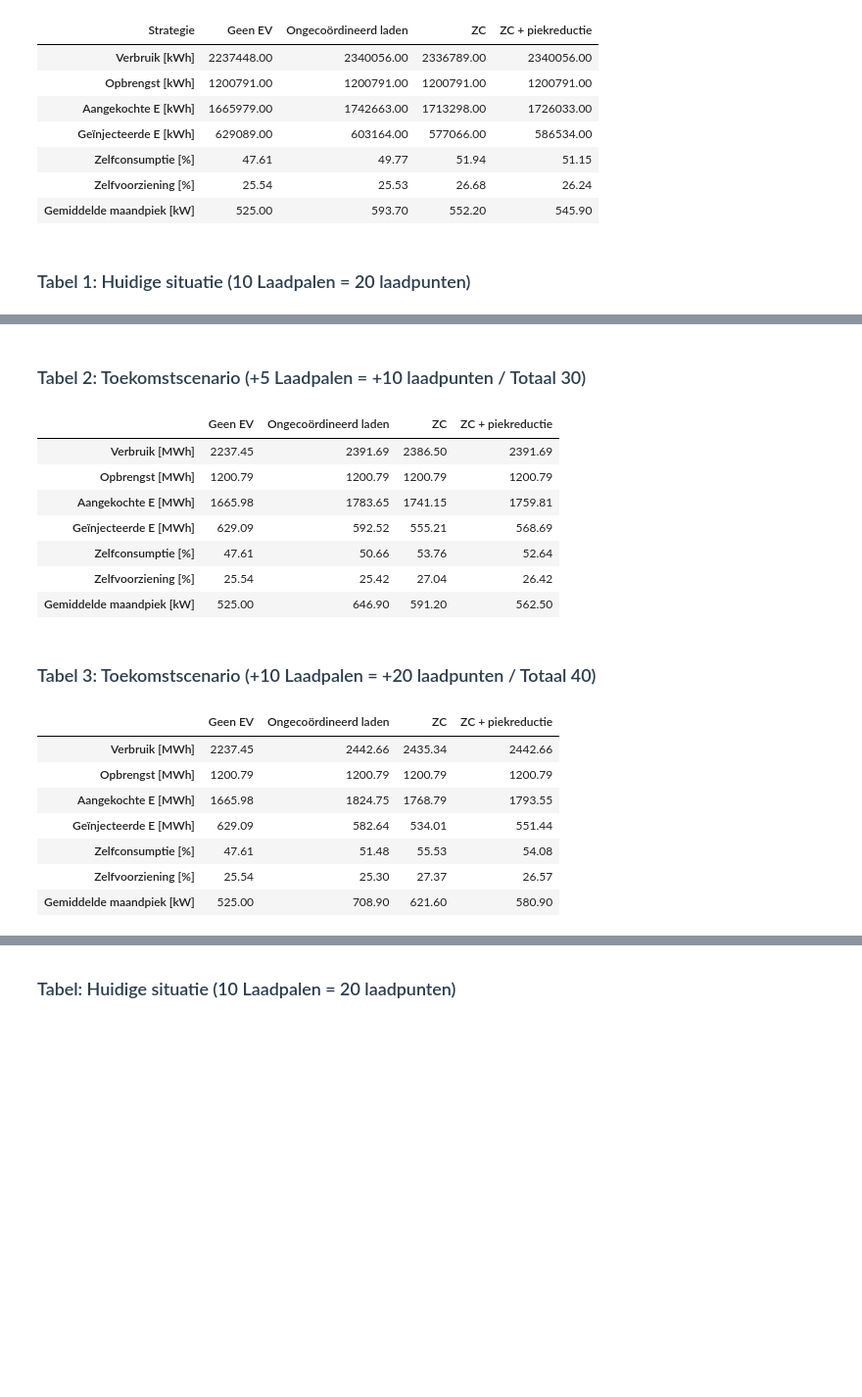
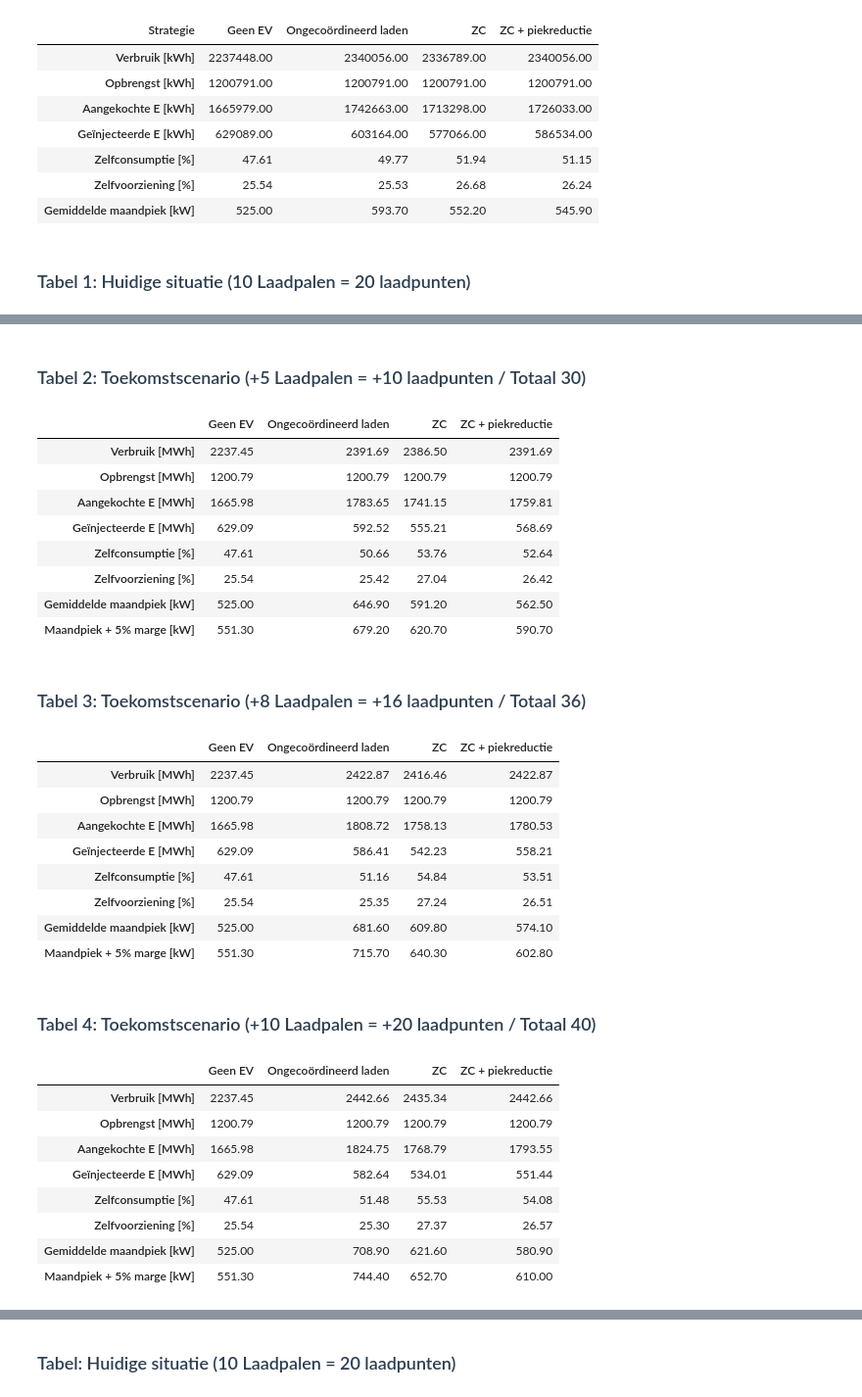
Before and after one commit to EsSahiliIlias/EnergieAnalyse, a Jupyter notebook: EV/strategie_analyse.ipynb, the cells around one changed output, grey strips where cells are left out. Shown at 98% size. Cells and saved outputs as stored; diff of their text form; code cells hidden in the pictures; blank space fills up the shorter version.

```diff
--- a/EV/strategie_analyse.ipynb
+++ b/EV/strategie_analyse.ipynb
@@ -889,7 +919,7 @@ from IPython.display import display, HTML
 TIJDSTAP_H = 1.0
 
 # ============================================================
-# KPI FUNCTIE (Omgezet naar MWh met 2 decimalen)
+# KPI FUNCTIE (Inclusief Gemiddelde Maandpiek & 5% Marge)
 # ============================================================
 def bereken_kpi_excel_format(df, s_label, s_laad, s_net):
     # Baseert verbruik op Gebouw + EV (indien aanwezig)
@@ -915,9 +945,12 @@ def bereken_kpi_excel_format(df, s_label, s_laad, s_net):
     zc_pct = 100 * (E_opbrengst - E_geinjecteerd) / E_opbrengst if E_opbrengst > 0 else 0
     zv_pct = 100 * (E_verbruik - E_aangekocht) / E_verbruik if E_verbruik > 0 else 0
 
-    # 4. Gemiddelde maandpiek [kW]
+    # 4. Piekberekeningen [kW]
     P_net_positive = P_net.clip(lower=0)
+    # Gemiddelde van de 12 hoogste maandpieken
     gem_maandpiek = P_net_positive.groupby(P_net_positive.index.to_period('M')).max().mean()
+    # Bereken de maandpiek inclusief 5% veiligheidsmarge
+    maandpiek_marge = gem_maandpiek * 1.05
 
     # CONVERSIE: We delen de kWh-waarden door 1000 voor MWh en ronden af op 2 decimalen
     return {
@@ -928,7 +961,8 @@ def bereken_kpi_excel_format(df, s_label, s_laad, s_net):
         'Geïnjecteerde E [MWh]': round(E_geinjecteerd / 1000, 2),
         'Zelfconsumptie [%]': round(zc_pct, 2),
         'Zelfvoorziening [%]': round(zv_pct, 2),
-        'Gemiddelde maandpiek [kW]': round(gem_maandpiek, 1)
+        'Gemiddelde maandpiek [kW]': round(gem_maandpiek, 1),
+        'Maandpiek + 5% marge [kW]': round(maandpiek_marge, 1)
     }
 
 # ============================================================
@@ -946,7 +980,12 @@ kpi_runs = [
     bereken_kpi_excel_format(df_main, 'S2_plus5', 'P_laad_S2_plus10p', 'P_net_S2_plus10p'),
     bereken_kpi_excel_format(df_main, 'S3_plus5', 'P_laad_S3_plus10p', 'P_net_S3_plus10p'),
 
-    # 3. Uitbreiding met +10 Laadpalen (40 laadpunten)
+    # 3. Uitbreiding met +8 Laadpalen (36 laadpunten)
+    bereken_kpi_excel_format(df_main, 'S1_plus8', 'P_laad_S1_plus16p', 'P_net_S1_plus16p'),
+    bereken_kpi_excel_format(df_main, 'S2_plus8', 'P_laad_S2_plus16p', 'P_net_S2_plus16p'),
+    bereken_kpi_excel_format(df_main, 'S3_plus8', 'P_laad_S3_plus16p', 'P_net_S3_plus16p'),
+
+    # 4. Uitbreiding met +10 Laadpalen (40 laadpunten)
     bereken_kpi_excel_format(df_main, 'S1_plus10', 'P_laad_S1_plus20p', 'P_net_S1_plus20p'),
     bereken_kpi_excel_format(df_main, 'S2_plus10', 'P_laad_S2_plus20p', 'P_net_S2_plus20p'),
     bereken_kpi_excel_format(df_main, 'S3_plus10', 'P_laad_S3_plus20p', 'P_net_S3_plus20p')
@@ -958,21 +997,15 @@ master_kpi_df = pd.DataFrame(kpi_runs).set_index('Strategie')
 # HERBRUIKBARE FUNCTIE VOOR SCHONE WEERGAVE PER SCENARIO
 # ============================================================
 def toon_schone_mwh_tabel(df, titel, geselecteerde_rijen):
-    # Selecteer de specifieke rijen uit de master dataframe
     sub_df = df.loc[geselecteerde_rijen].copy()
-
-    # Overschrijf de index-labels zodat ze exact matchen met je Excel screenshot
     sub_df.index = ['Geen EV', 'Ongecoördineerd laden', 'ZC', 'ZC + piekreductie']
-
-    # Transponeren (.T) om de strategieën als kolommen te krijgen
     tabel_klaar = sub_df.T
 
-    # Weergave met een mooie HTML kop
     display(HTML(f"<h3 style='color: #2c3e50; font-family: sans-serif; margin-top: 25px;'>{titel}</h3>"))
     display(tabel_klaar)
 
 # ============================================================
-# WEERGAVE VAN DE 3 TABELLEN
+# WEERGAVE VAN DE 4 TABELLEN
 # ============================================================
 
 # Tabel 1: Huidige situatie
@@ -989,10 +1022,17 @@ toon_schone_mwh_tabel(
     ['Geen EV', 'S1_plus5', 'S2_plus5', 'S3_plus5']
 )
 
-# Tabel 3: Uitbreiding +10 Laadpalen
+# Tabel 3: Uitbreiding +8 Laadpalen
 toon_schone_mwh_tabel(
     master_kpi_df,
-    "Tabel 3: Toekomstscenario (+10 Laadpalen = +20 laadpunten / Totaal 40)",
+    "Tabel 3: Toekomstscenario (+8 Laadpalen = +16 laadpunten / Totaal 36)",
+    ['Geen EV', 'S1_plus8', 'S2_plus8', 'S3_plus8']
+)
+
+# Tabel 4: Uitbreiding +10 Laadpalen
+toon_schone_mwh_tabel(
+    master_kpi_df,
+    "Tabel 4: Toekomstscenario (+10 Laadpalen = +20 laadpunten / Totaal 40)",
     ['Geen EV', 'S1_plus10', 'S2_plus10', 'S3_plus10']
 )
 # %% [output]
@@ -1008,18 +1049,30 @@ Tabel 1: Huidige situatie (10 Laadpalen = 20 laadpunten)
 Tabel 2: Toekomstscenario (+5 Laadpalen = +10 laadpunten / Totaal 30)
 |  | Geen EV | Ongecoördineerd laden | ZC | ZC + piekreductie |
 | Verbruik [MWh] | 2237.45 | 2391.69 | 2386.50 | 2391.69 |
 | Opbrengst [MWh] | 1200.79 | 1200.79 | 1200.79 | 1200.79 |
 | Aangekochte E [MWh] | 1665.98 | 1783.65 | 1741.15 | 1759.81 |
 | Geïnjecteerde E [MWh] | 629.09 | 592.52 | 555.21 | 568.69 |
 | Zelfconsumptie [%] | 47.61 | 50.66 | 53.76 | 52.64 |
 | Zelfvoorziening [%] | 25.54 | 25.42 | 27.04 | 26.42 |
 | Gemiddelde maandpiek [kW] | 525.00 | 646.90 | 591.20 | 562.50 |
+| Maandpiek + 5% marge [kW] | 551.30 | 679.20 | 620.70 | 590.70 |
-Tabel 3: Toekomstscenario (+10 Laadpalen = +20 laadpunten / Totaal 40)
+Tabel 3: Toekomstscenario (+8 Laadpalen = +16 laadpunten / Totaal 36)
 |  | Geen EV | Ongecoördineerd laden | ZC | ZC + piekreductie |
-| Verbruik [MWh] | 2237.45 | 2442.66 | 2435.34 | 2442.66 |
+| Verbruik [MWh] | 2237.45 | 2422.87 | 2416.46 | 2422.87 |
 | Opbrengst [MWh] | 1200.79 | 1200.79 | 1200.79 | 1200.79 |
-| Aangekochte E [MWh] | 1665.98 | 1824.75 | 1768.79 | 1793.55 |
-| Geïnjecteerde E [MWh] | 629.09 | 582.64 | 534.01 | 551.44 |
-| Zelfconsumptie [%] | 47.61 | 51.48 | 55.53 | 54.08 |
-| Zelfvoorziening [%] | 25.54 | 25.30 | 27.37 | 26.57 |
-| Gemiddelde maandpiek [kW] | 525.00 | 708.90 | 621.60 | 580.90 |
+| Aangekochte E [MWh] | 1665.98 | 1808.72 | 1758.13 | 1780.53 |
+| Geïnjecteerde E [MWh] | 629.09 | 586.41 | 542.23 | 558.21 |
+| Zelfconsumptie [%] | 47.61 | 51.16 | 54.84 | 53.51 |
+| Zelfvoorziening [%] | 25.54 | 25.35 | 27.24 | 26.51 |
+| Gemiddelde maandpiek [kW] | 525.00 | 681.60 | 609.80 | 574.10 |
+| Maandpiek + 5% marge [kW] | 551.30 | 715.70 | 640.30 | 602.80 |
+Tabel 4: Toekomstscenario (+10 Laadpalen = +20 laadpunten / Totaal 40)
+|  | Geen EV | Ongecoördineerd laden | ZC | ZC + piekreductie |
+| Verbruik [MWh] | 2237.45 | 2442.66 | 2435.34 | 2442.66 |
+| Opbrengst [MWh] | 1200.79 | 1200.79 | 1200.79 | 1200.79 |
+| Aangekochte E [MWh] | 1665.98 | 1824.75 | 1768.79 | 1793.55 |
+| Geïnjecteerde E [MWh] | 629.09 | 582.64 | 534.01 | 551.44 |
+| Zelfconsumptie [%] | 47.61 | 51.48 | 55.53 | 54.08 |
+| Zelfvoorziening [%] | 25.54 | 25.30 | 27.37 | 26.57 |
+| Gemiddelde maandpiek [kW] | 525.00 | 708.90 | 621.60 | 580.90 |
+| Maandpiek + 5% marge [kW] | 551.30 | 744.40 | 652.70 | 610.00 |
```
Also changed, not shown: parts of 8 cells of this notebook, 5 other files.
